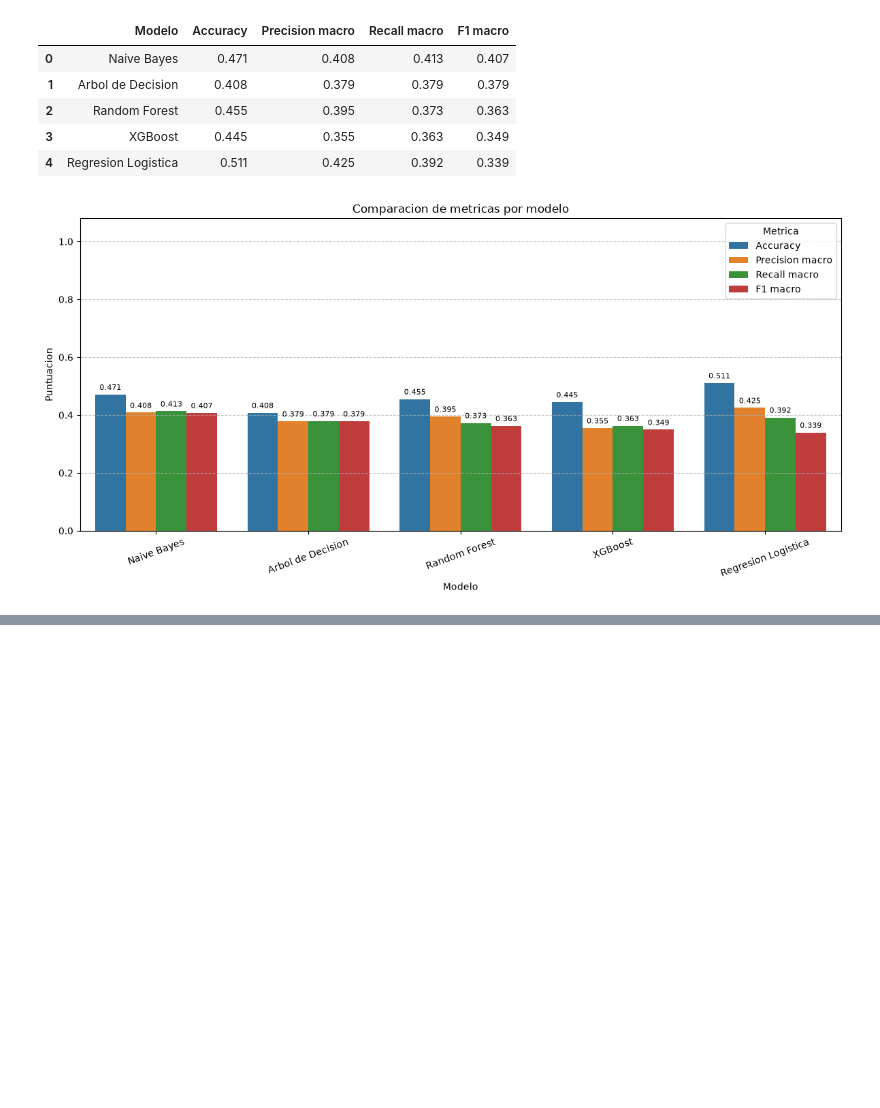
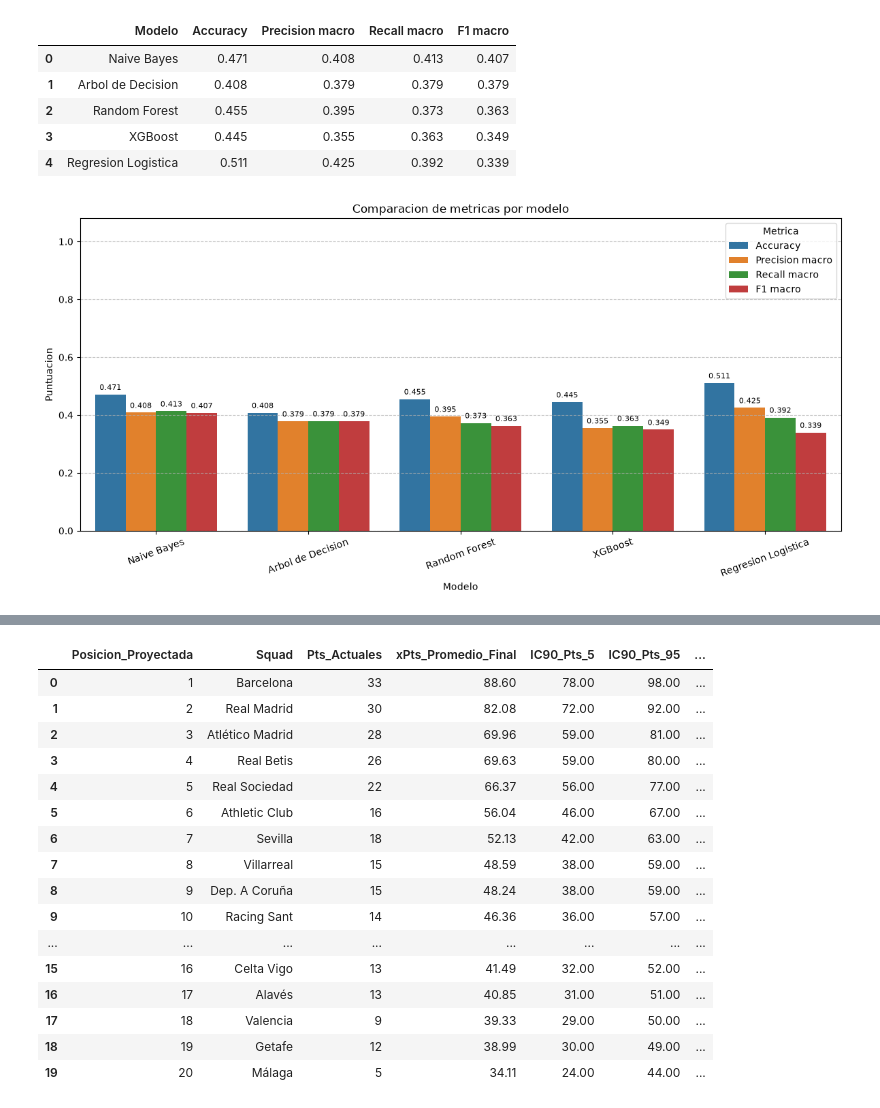
Before and after one commit to GzzAlejandro/proyecto-integrador-laliga, a Jupyter notebook: notebooks/09_ML_Final.ipynb, the cells around one changed output, grey strips where cells are left out. Cells and saved outputs as stored; diff of their text form; code cells hidden in the pictures; blank space fills up the shorter version.

```diff
--- a/notebooks/09_ML_Final.ipynb
+++ b/notebooks/09_ML_Final.ipynb
@@ -627,0 +709,62 @@ Modelo final: Regresion Logistica
+# %%
+# Monte Carlo de resultados independientes por partido.
+n_simulaciones = 500000
+equipos = tabla_actual_2026["Squad"].to_numpy()
+puntos_base = dict(zip(tabla_actual_2026["Squad"], tabla_actual_2026["Pts_Actuales"]))
+historial_puntos = {equipo: np.zeros(n_simulaciones) for equipo in equipos}
+historial_posiciones = {equipo: np.zeros(n_simulaciones) for equipo in equipos}
+locales = df_restante_final["Home"].to_numpy()
+visitantes = df_restante_final["Away"].to_numpy()
+rng = np.random.default_rng(42)
+
+for sim in range(n_simulaciones):
+    puntos = puntos_base.copy()
+    aleatorios = rng.random(len(df_restante_final))
+    acumuladas = np.cumsum(probabilidades_restantes, axis=1)
+    resultados = np.sum(aleatorios[:, None] > acumuladas, axis=1)
+    for i, resultado in enumerate(resultados):
+        if resultado == 2:
+            puntos[locales[i]] += 3
+        elif resultado == 1:
+            puntos[locales[i]] += 1
+            puntos[visitantes[i]] += 1
+        else:
+            puntos[visitantes[i]] += 3
+    tabla_sim = pd.DataFrame({"Squad": list(puntos), "Pts": list(puntos.values())})
+    tabla_sim["Desempate"] = rng.random(len(equipos))
+    tabla_sim = tabla_sim.sort_values(["Pts", "Desempate"], ascending=[False, False]).reset_index(drop=True)
+    for posicion, fila in enumerate(tabla_sim.itertuples(index=False), start=1):
+        historial_puntos[fila.Squad][sim] = fila.Pts
+        historial_posiciones[fila.Squad][sim] = posicion
+
+resumen_mc = []
+for equipo in equipos:
+    pts = historial_puntos[equipo]
+    posiciones = historial_posiciones[equipo]
+    resumen_mc.append({
+        "Squad": equipo,
+        "Pts_Actuales": puntos_base[equipo],
+        "xPts_Promedio_Final": pts.mean(),
+        "IC90_Pts_5": np.percentile(pts, 5),
+        "IC90_Pts_95": np.percentile(pts, 95),
+        "Prob_Campeon_%": 100 * np.mean(posiciones == 1),
+        "Prob_Champions_%": 100 * np.mean(posiciones <= 4),
+        "Prob_Descenso_%": 100 * np.mean(posiciones >= 18),
+    })
+
+df_montecarlo = pd.DataFrame(resumen_mc).sort_values("xPts_Promedio_Final", ascending=False).reset_index(drop=True)
+df_montecarlo.insert(0, "Posicion_Proyectada", np.arange(1, len(df_montecarlo) + 1))
+
+print(f"Simulaciones Monte Carlo: {n_simulaciones}")
+print(f"Partidos pendientes simulados: {len(df_restante_final)}")
+print(f"Modelo final: {mejor_modelo_nombre}")
+display(df_montecarlo.style.format({
+    "Pts_Actuales": "{:.0f}", "xPts_Promedio_Final": "{:.2f}",
+    "IC90_Pts_5": "{:.2f}", "IC90_Pts_95": "{:.2f}",
+    "Prob_Campeon_%": "{:.2f}%", "Prob_Champions_%": "{:.2f}%", "Prob_Descenso_%": "{:.2f}%"
+}).set_table_styles([
+    {"selector": "th", "props": [("background-color", "#e30613"), ("color", "white"), ("font-weight", "bold")]},
+    {"selector": "td", "props": [("background-color", "#161616"), ("color", "white")]},
+    {"selector": "table", "props": [("border-collapse", "collapse"), ("font-family", "Arial")]}
+]))
+# %% [output]
@@ -627,0 +774,17 @@ Modelo final: Regresion Logistica
+|  | Posicion_Proyectada | Squad | Pts_Actuales | xPts_Promedio_Final | IC90_Pts_5 | IC90_Pts_95 | ... |
+| 0 | 1 | Barcelona | 33 | 88.60 | 78.00 | 98.00 | ... |
+| 1 | 2 | Real Madrid | 30 | 82.08 | 72.00 | 92.00 | ... |
+| 2 | 3 | Atlético Madrid | 28 | 69.96 | 59.00 | 81.00 | ... |
+| 3 | 4 | Real Betis | 26 | 69.63 | 59.00 | 80.00 | ... |
+| 4 | 5 | Real Sociedad | 22 | 66.37 | 56.00 | 77.00 | ... |
+| 5 | 6 | Athletic Club | 16 | 56.04 | 46.00 | 67.00 | ... |
+| 6 | 7 | Sevilla | 18 | 52.13 | 42.00 | 63.00 | ... |
+| 7 | 8 | Villarreal | 15 | 48.59 | 38.00 | 59.00 | ... |
+| 8 | 9 | Dep. A Coruña | 15 | 48.24 | 38.00 | 59.00 | ... |
+| 9 | 10 | Racing Sant | 14 | 46.36 | 36.00 | 57.00 | ... |
+| ... | ... | ... | ... | ... | ... | ... | ... |
+| 15 | 16 | Celta Vigo | 13 | 41.49 | 32.00 | 52.00 | ... |
+| 16 | 17 | Alavés | 13 | 40.85 | 31.00 | 51.00 | ... |
+| 17 | 18 | Valencia | 9 | 39.33 | 29.00 | 50.00 | ... |
+| 18 | 19 | Getafe | 12 | 38.99 | 30.00 | 49.00 | ... |
+| 19 | 20 | Málaga | 5 | 34.11 | 24.00 | 44.00 | ... |
```
Also changed, not shown: parts of 37 cells of this notebook.
